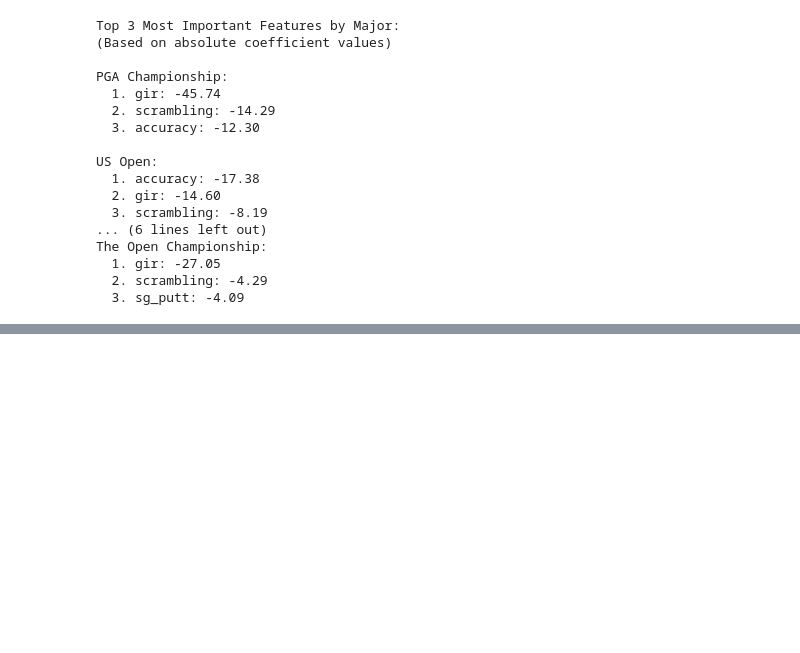
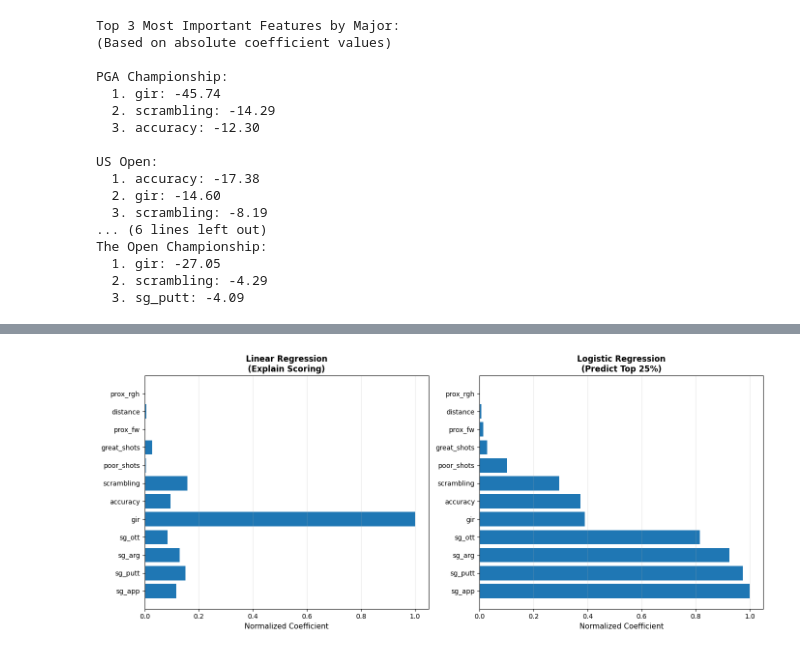
Before and after one commit to pinaluciana/Golf_project, a Jupyter notebook: notebooks/2_Regression_models.ipynb, the cells around one changed output, grey strips where cells are left out. Cells and saved outputs as stored; diff of their text form; code cells hidden in the pictures; blank space fills up the shorter version.

```diff
--- a/notebooks/2_Regression_models.ipynb
+++ b/notebooks/2_Regression_models.ipynb
@@ -326,0 +530,19 @@ While GIR and scrambling are always in the top 3 of most important variables, ac
+# %%
+# Compare the coefficients between the two pooled models: Linear vs Logistic Regression
+# Linear regression aims to show what drives scoring, while the logistic regresssion shows what separates top performers
+comparison = pd.DataFrame({
+    'Feature': features,
+    'Linear Reg (Pooled)': model.coef_,
+    'Logistic Reg': log_model.coef_[0]
+})
+
+# Normalize the coefficients to 0-1 scale for fair comparison (since the coefficients of each regression are on different scales)
+comparison['Linear Reg (Normalized)'] = np.abs(comparison['Linear Reg (Pooled)']) / np.abs(comparison['Linear Reg (Pooled)']).max()
+comparison['Logistic Reg (Normalized)'] = np.abs(comparison['Logistic Reg']) / np.abs(comparison['Logistic Reg']).max()
+
+# Sort by logistic regression importance to see which features impact the mosr to top finishers
+comparison_sorted = comparison.sort_values('Logistic Reg (Normalized)', ascending=False)
+
+# Print results
+print("\nLinear vs Logistic Regression Coefficient Comparison:")
+print(comparison_sorted[['Feature', 'Linear Reg (Normalized)', 'Logistic Reg (Normalized)']].round(3))
@@ -326,0 +564,20 @@ While GIR and scrambling are always in the top 3 of most important variables, ac
+# %%
+# Visualize the comparison by creating a side-by-side bar chart to compare feature importance across regressions
+fig, (ax1, ax2) = plt.subplots(1, 2, figsize=(14, 6))
+
+# Left plot: linear regression coefficients (shows what drives scoring in general, for all players)
+ax1.barh(comparison_sorted['Feature'], comparison_sorted['Linear Reg (Normalized)'])
+ax1.set_xlabel('Normalized Coefficient', fontsize=11)
+ax1.set_title('Linear Regression\n(Explain Scoring)', fontsize=12, fontweight='bold')
+ax1.grid(axis='x', alpha=0.3)
+
+# Right plot: lLogistic regression (shows what separates top 25% finishers from the rest)
+ax2.barh(comparison_sorted['Feature'], comparison_sorted['Logistic Reg (Normalized)'])
+ax2.set_xlabel('Normalized Coefficient', fontsize=11)
+ax2.set_title('Logistic Regression\n(Predict Top 25%)', fontsize=12, fontweight='bold')
+ax2.grid(axis='x', alpha=0.3)
+
+plt.tight_layout()
+plt.show()
+# %% [output]
+[figure, added]
```
Also changed, not shown: parts of 23 cells of this notebook.
